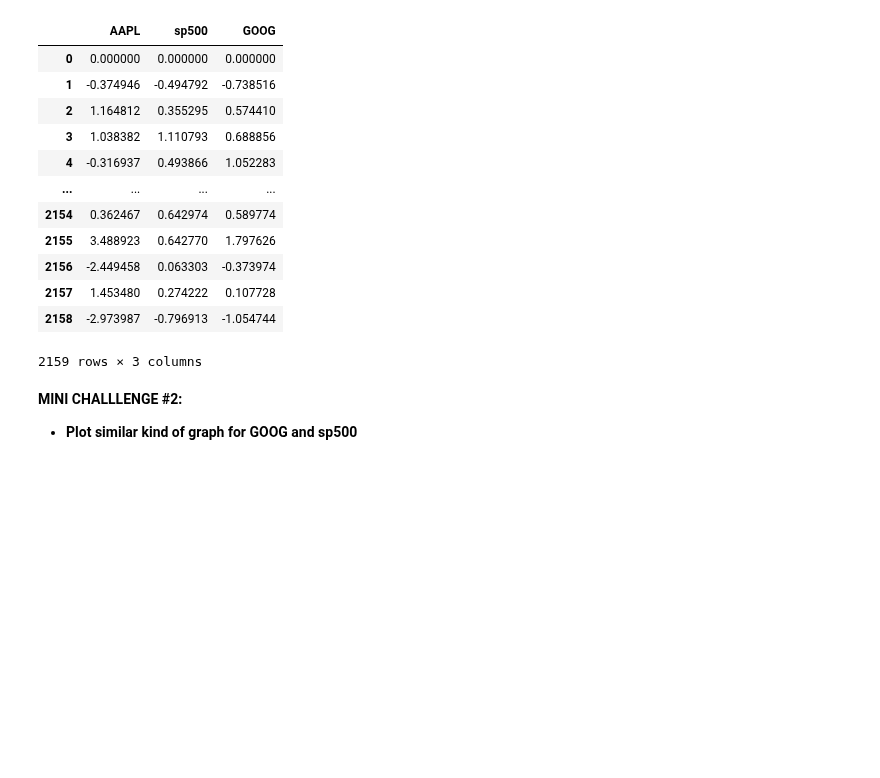
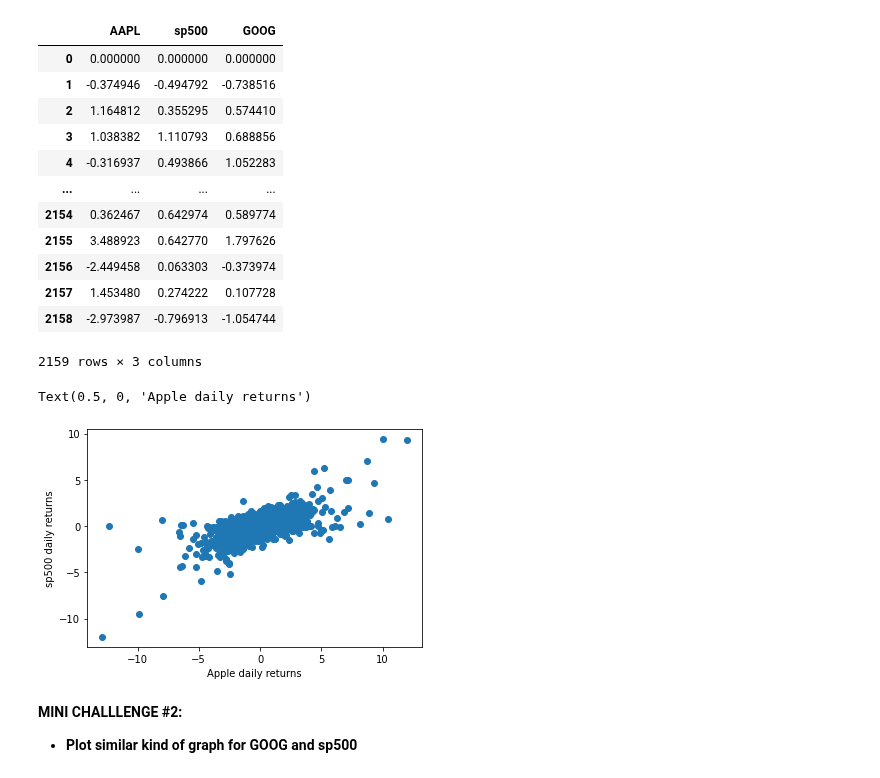
Before and after one commit to LinaSachuk/The-Complete-Python-and-Machine-Learning-for-Financial-Analysis, a Jupyter notebook: 9_Python_101_Data_Visualization_with_matplotlib.ipynb, the cells around one changed output. Saved outputs shown, nothing was run; the diff lists cells and outputs as text; code cells hidden in the pictures; blank space fills up the shorter version.

```diff
--- a/9_Python_101_Data_Visualization_with_matplotlib.ipynb
+++ b/9_Python_101_Data_Visualization_with_matplotlib.ipynb
@@ -56,8 +56,8 @@ Text(0.5, 1.0, 'sp500 stock performance over time')
 # %%
 # Read daily return data using pandas
 
-data_return_df = pd.read_csv('/content/drive/My Drive/Python+for+Financial+Analysis+-+Course+Package/Part 1. Python Programming Fundamentals/daily_returns.csv')
-data_return_df
+daily_return_df = pd.read_csv('/content/drive/My Drive/Python+for+Financial+Analysis+-+Course+Package/Part 1. Python Programming Fundamentals/daily_returns.csv')
+daily_return_df
 # %% [output]
 |  | AAPL | sp500 | GOOG |
 | 0 | 0.000000 | 0.000000 | 0.000000 |
@@ -72,6 +72,16 @@ data_return_df
 | 2157 | 1.453480 | 0.274222 | 0.107728 |
 | 2158 | -2.973987 | -0.796913 | -1.054744 |
 2159 rows × 3 columns
+# %%
+X = daily_return_df['AAPL']
+Y = daily_return_df['sp500']
+
+plt.scatter(X, Y)
+plt.ylabel('sp500 daily returns')
+plt.xlabel('Apple daily returns')
+# %% [output]
+Text(0.5, 0, 'Apple daily returns')
+[figure, added]
 # %% [markdown]
 **MINI CHALLLENGE #2:**
 - **Plot similar kind of graph for GOOG and sp500**
```
Also changed, not shown: parts of 3 cells of this notebook.
